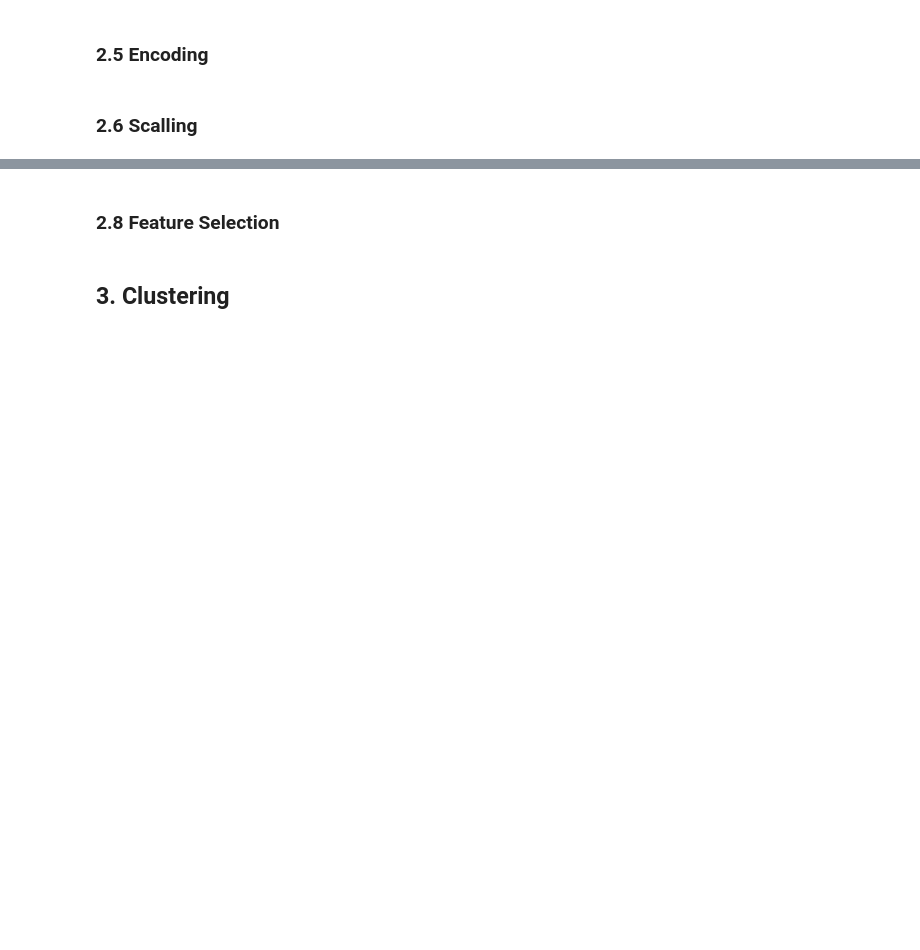
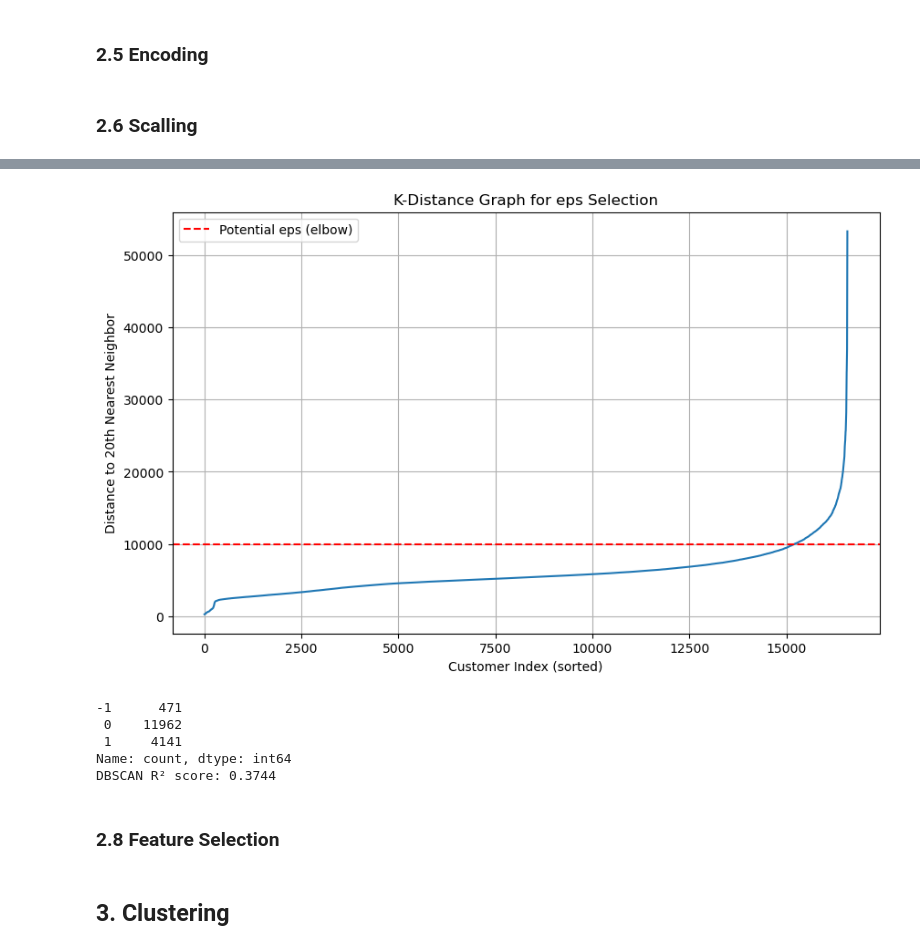
Before and after one commit to barbara-sousa-franco/Data-Mining-Project, a Jupyter notebook: Deliverable 2.ipynb, the cells around one changed output, grey strips where cells are left out. Cells and saved outputs as stored; diff of their text form; code cells hidden in the pictures; blank space fills up the shorter version.

```diff
--- a/Deliverable 2.ipynb
+++ b/Deliverable 2.ipynb
@@ -333,27 +340,27 @@ It would not be a fair to compare the total number of flights between a customer
 # %%
 customers_merged['PropNrFlights'] = np.where(
     customers_merged['Months_In_Program'] == 0,
-    np.nan,
+    0,
     customers_merged['TotalFlights'] / customers_merged['Months_In_Program'])
 
 customers_merged['PropNrFlightsWithCompanions'] = np.where(
     customers_merged['Months_In_Program'] == 0,
-    np.nan,  # ou 0, se fizer mais sentido
+    0,
     customers_merged['TotalFlightsWithCompanions'] / customers_merged['Months_In_Program'])
 
 customers_merged['PropCLV'] = np.where(
     customers_merged['Months_In_Program'] == 0,
-    np.nan,
+    0,
     customers_merged['Customer Lifetime Value'] / customers_merged['Months_In_Program'])
 
 customers_merged['PropPoints'] = np.where(
     customers_merged['Months_In_Program'] == 0,
-    np.nan,  # ou 0, se fizer mais sentido
+    0,
     customers_merged['TotalPoints'] / customers_merged['Months_In_Program'])
 
 customers_merged['PropPointsRedem'] = np.where(
     customers_merged['Months_In_Program'] == 0,
-    np.nan,  # ou 0, se fizer mais sentido
+    0,
     customers_merged['TotalPointsRedeemed'] / customers_merged['Months_In_Program'])
 
 customers_merged.head()
@@ -503,0 +511,8 @@ customers_merged['Recency_Category'] = pd.cut(
+# %%
+customers_merged = customers_merged.set_index('Loyalty#')
+# %%
+df_clustering = customers_merged.copy()
+# %%
+df_clustering.drop(['Unnamed: 0', 'Latitude', 'Longitude'],axis=1, inplace=True)
+metric_features = df_clustering.select_dtypes(include = 'number').columns
+metric_features
@@ -503,0 +544,25 @@ customers_merged['Recency_Category'] = pd.cut(
+# %%
+# Find optimal eps using K-distance method
+nn_dbscan = NearestNeighbors(n_neighbors= 2 * len(metric_features)) # n_features * 2 as a rule of thumb
+nn_dbscan.fit(df_clustering[metric_features])
+distances, _ = nn_dbscan.kneighbors(df_clustering[metric_features]) # _ would be the indices of the n nearest neighbors, we only want the distances
+# matrix of n_samples x n_neighbors nearest neighbors distances
+distances = np.sort(distances[:, -1])
+# distances will be a 1D array of the distance for every sample to the n nearest neighbor, sorted
+
+
+plt.figure(figsize=(10,6))
+plt.plot(distances)
+plt.title("K-Distance Graph for eps Selection")
+plt.xlabel("Customer Index (sorted)")
+plt.ylabel("Distance to 20th Nearest Neighbor")
+plt.grid(True)
+
+plt.axhline(y=10_000, color='r', linestyle='--', label='Potential eps (elbow)')
+# NEED TO ADJUST THE VALUE OF EPS BASED ON THE GRAPH
+# we choose the eps value at the elbow point
+
+plt.legend()
+plt.show()
+# %% [output]
+[figure, added]
@@ -504,3 +574,14 @@ customers_merged['Recency_Category'] = pd.cut(
+# %%
+# Print cluster counts for DBSCAN and get
+print(pd.Series(dbscan_labels).value_counts().sort_index())
+r2_db = get_rsq(df_clustering, metric_features, dbscan_labels)
+print(f"DBSCAN R² score: {r2_db:.4f}")
+# %% [output]
+-1      471
+ 0    11962
+ 1     4141
+Name: count, dtype: int64
+DBSCAN R² score: 0.3744
 # %% [markdown]
 ### **2.8 Feature Selection**
 # %% [markdown]
```
Also changed, not shown: parts of 26 cells of this notebook.
